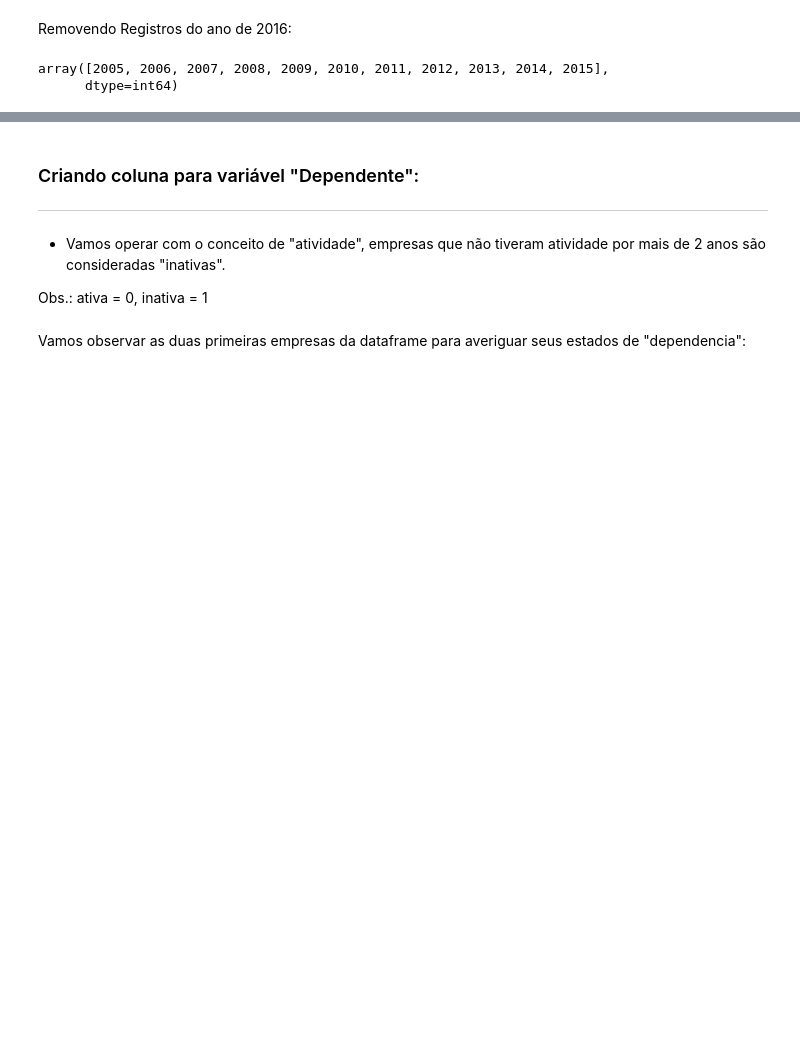
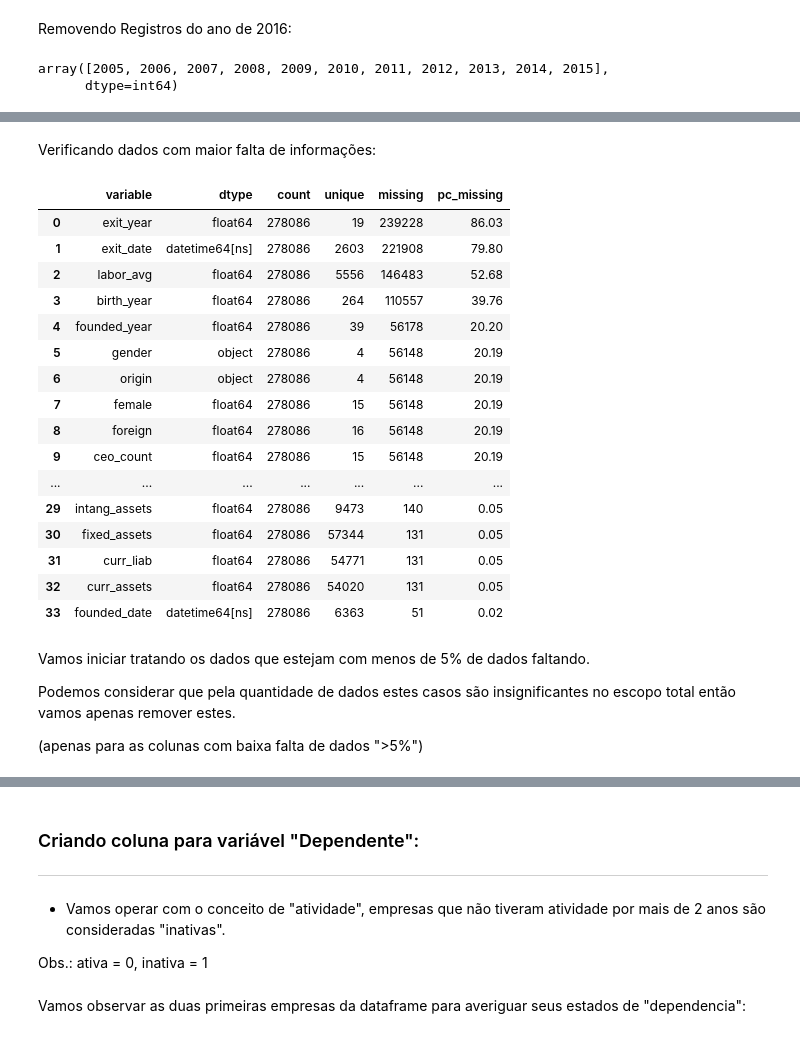
Before and after one commit to caio-a-garcia/PADS_Atividade_Integradora, a Jupyter notebook: Tratamento_de_dados.ipynb, the cells around one changed output, grey strips where cells are left out. Saved outputs shown, nothing was run; the diff lists cells and outputs as text; code cells hidden in the pictures; blank space fills up the shorter version.

Commit message:
Update Limpeza de dados

```diff
--- a/Tratamento_de_dados.ipynb
+++ b/Tratamento_de_dados.ipynb
@@ -118,0 +128,63 @@ array([2005, 2006, 2007, 2008, 2009, 2010, 2011, 2012, 2013, 2014, 2015],
+# %%
+def show_missing(df):
+    """Return a Pandas dataframe describing the contents of a source dataframe including missing values."""
+
+    variables = []
+    dtypes = []
+    count = []
+    unique = []
+    missing = []
+    pc_missing = []
+
+    for item in df.columns:
+        variables.append(item)
+        dtypes.append(df[item].dtype)
+        count.append(len(df[item]))
+        unique.append(len(df[item].unique()))
+        missing.append(df[item].isna().sum())
+        pc_missing.append(round((df[item].isna().sum() / len(df[item])) * 100, 2))
+
+    output = pd.DataFrame({
+        'variable': variables,
+        'dtype': dtypes,
+        'count': count,
+        'unique': unique,
+        'missing': missing,
+        'pc_missing': pc_missing
+    })
+
+    return output
+# %% [markdown]
+Verificando dados com maior falta de informações:
+# %%
+missing_data = show_missing(data).sort_values("pc_missing", ascending=False, ignore_index = True)
+
+index_full_data = list(missing_data[missing_data["missing"]==0].index)
+
+missing_data.drop(labels=index_full_data, axis="index", inplace=True)
+
+missing_data
+# %% [output]
+|  | variable | dtype | count | unique | missing | pc_missing |
+| 0 | exit_year | float64 | 278086 | 19 | 239228 | 86.03 |
+| 1 | exit_date | datetime64[ns] | 278086 | 2603 | 221908 | 79.80 |
+| 2 | labor_avg | float64 | 278086 | 5556 | 146483 | 52.68 |
+| 3 | birth_year | float64 | 278086 | 264 | 110557 | 39.76 |
+| 4 | founded_year | float64 | 278086 | 39 | 56178 | 20.20 |
+| 5 | gender | object | 278086 | 4 | 56148 | 20.19 |
+| 6 | origin | object | 278086 | 4 | 56148 | 20.19 |
+| 7 | female | float64 | 278086 | 15 | 56148 | 20.19 |
+| 8 | foreign | float64 | 278086 | 16 | 56148 | 20.19 |
+| 9 | ceo_count | float64 | 278086 | 15 | 56148 | 20.19 |
+| ... | ... | ... | ... | ... | ... | ... |
+| 29 | intang_assets | float64 | 278086 | 9473 | 140 | 0.05 |
+| 30 | fixed_assets | float64 | 278086 | 57344 | 131 | 0.05 |
+| 31 | curr_liab | float64 | 278086 | 54771 | 131 | 0.05 |
+| 32 | curr_assets | float64 | 278086 | 54020 | 131 | 0.05 |
+| 33 | founded_date | datetime64[ns] | 278086 | 6363 | 51 | 0.02 |
+# %% [markdown]
+Vamos iniciar tratando os dados que estejam com menos de 5% de dados faltando.
+
+Podemos considerar que pela quantidade de dados estes casos são insignificantes no escopo total então vamos apenas remover estes.
+
+(apenas para as colunas com baixa falta de dados ">5%")
```
Also changed, not shown: parts of 20 cells of this notebook, 1 other file.
